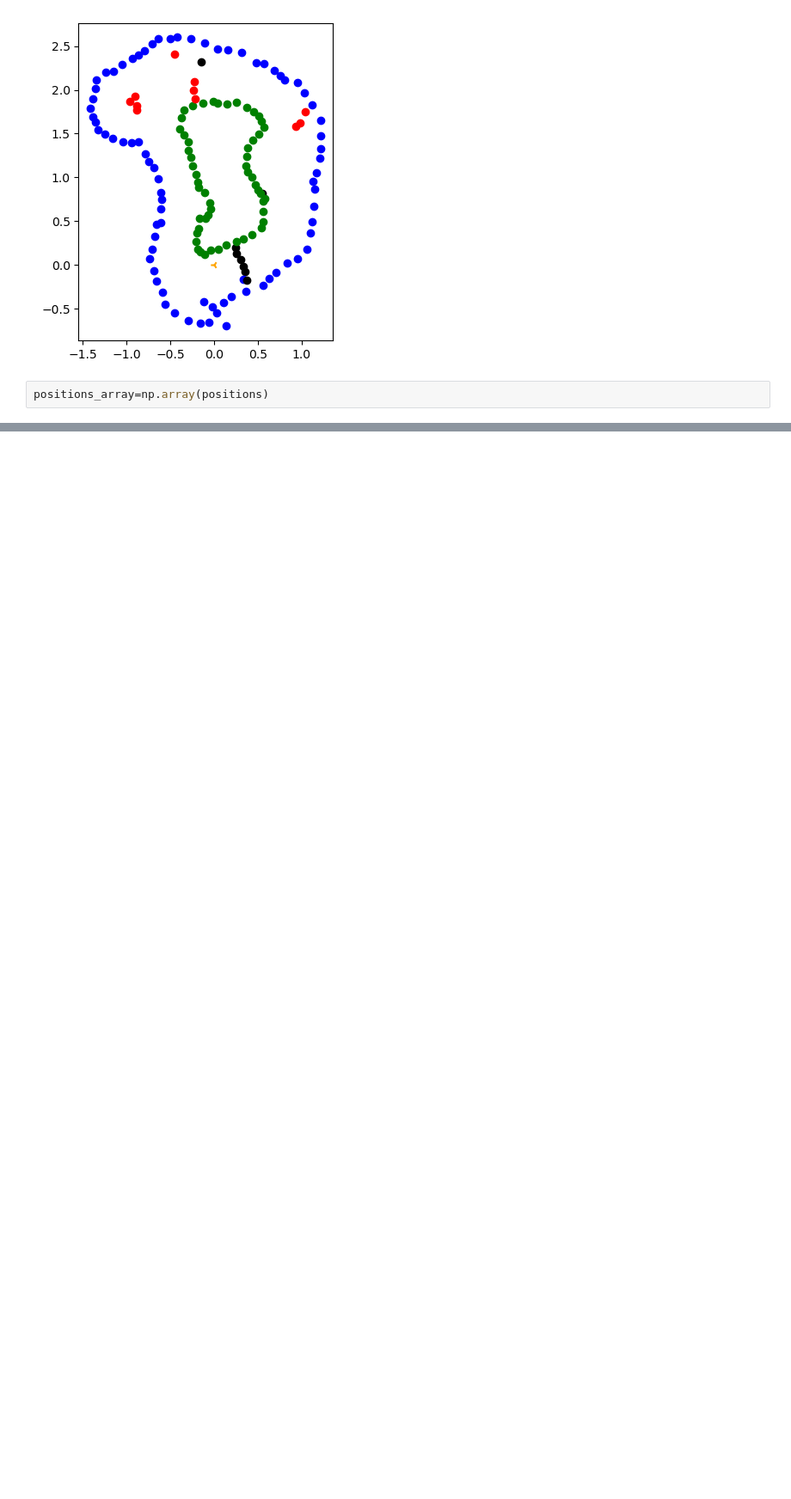
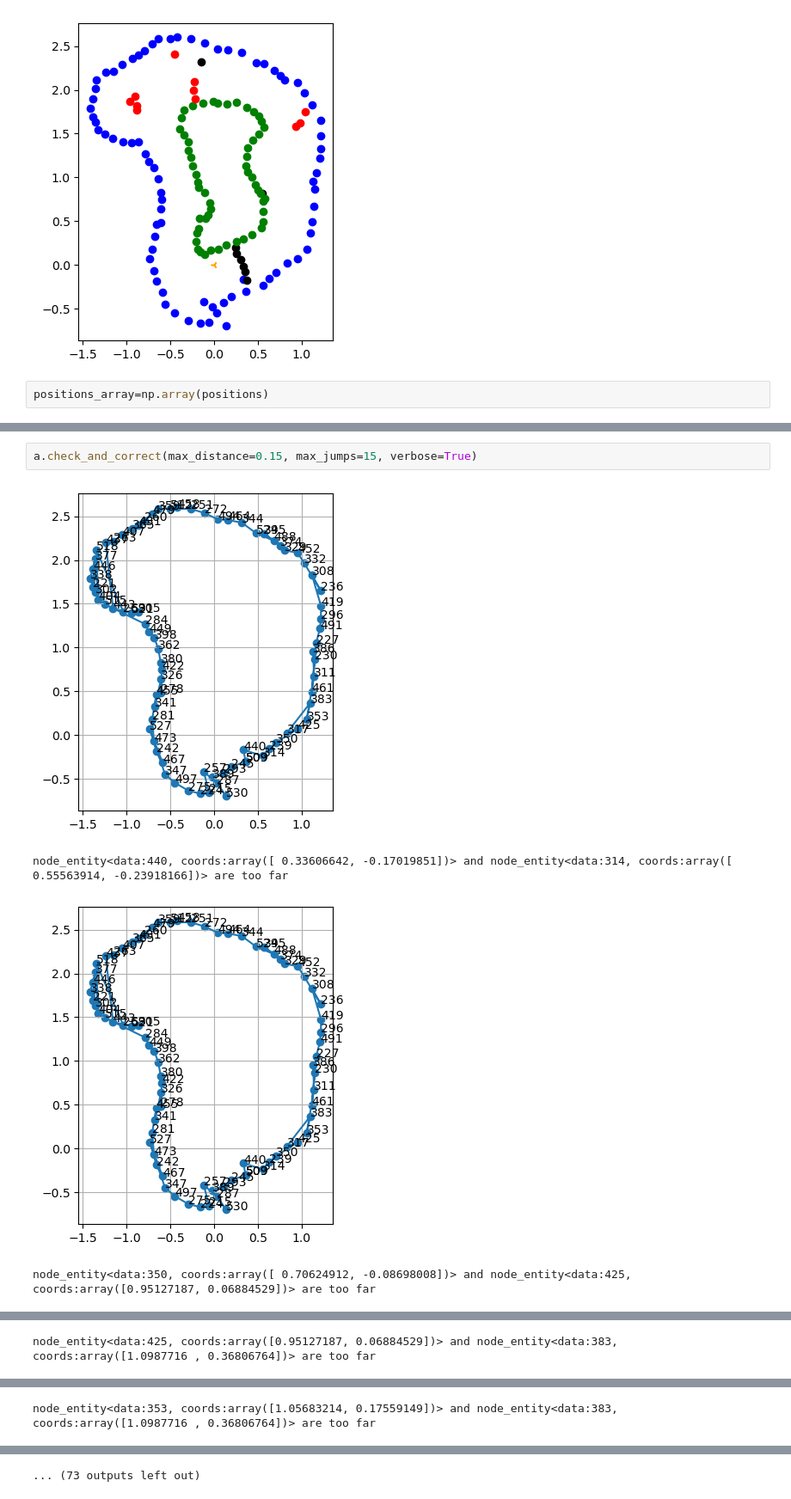
Before and after one commit to tommaso-bertola/computer-vision-and-robotics, a Jupyter notebook: robot-code/pathfinding/create_map.ipynb, the cells around one changed output, grey strips where cells are left out. Shown at 86% size. Saved outputs shown, nothing was run; the diff lists cells and outputs as text; blank space fills up the shorter version.

```diff
--- a/robot-code/pathfinding/create_map.ipynb
+++ b/robot-code/pathfinding/create_map.ipynb
@@ -206,0 +73,7 @@ plt.show()
+# %%
+a.check_and_correct(max_distance=0.15, max_jumps=15, verbose=True)
+# %% [output]
+[figure, added]
+node_entity<data:440, coords:array([ 0.33606642, -0.17019851])> and node_entity<data:314, coords:array([ 0.55563914, -0.23918166])> are too far
+[figure, added]
+node_entity<data:350, coords:array([ 0.70624912, -0.08698008])> and node_entity<data:425, coords:array([0.95127187, 0.06884529])> are too far
@@ -206,0 +81 @@ plt.show()
+node_entity<data:425, coords:array([0.95127187, 0.06884529])> and node_entity<data:383, coords:array([1.0987716 , 0.36806764])> are too far
@@ -206,0 +83 @@ plt.show()
+node_entity<data:353, coords:array([1.05683214, 0.17559149])> and node_entity<data:383, coords:array([1.0987716 , 0.36806764])> are too far
@@ -206,0 +88 @@ plt.show()
+... (73 outputs left out)
```
Also changed, not shown: parts of 14 cells of this notebook, 2 other files.
